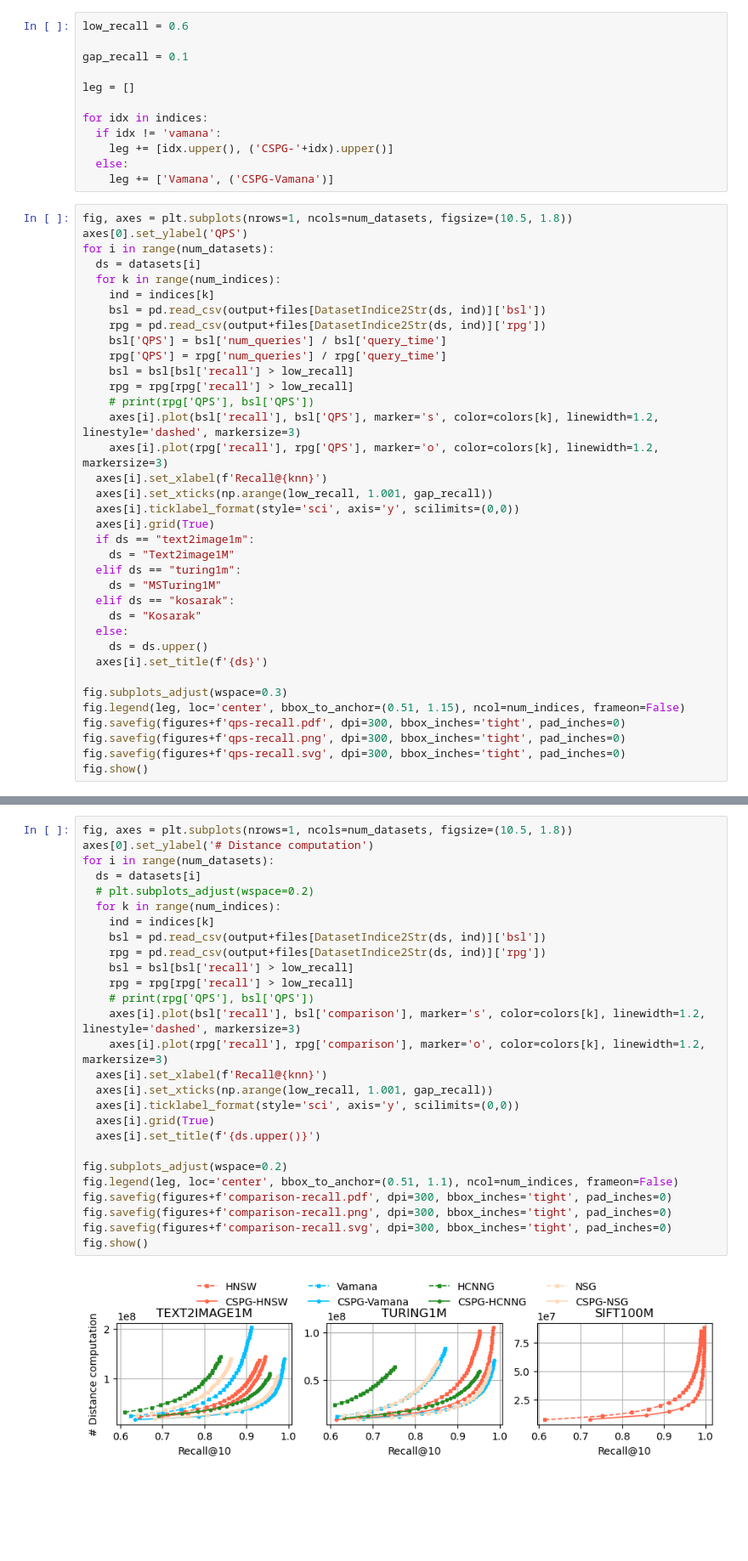
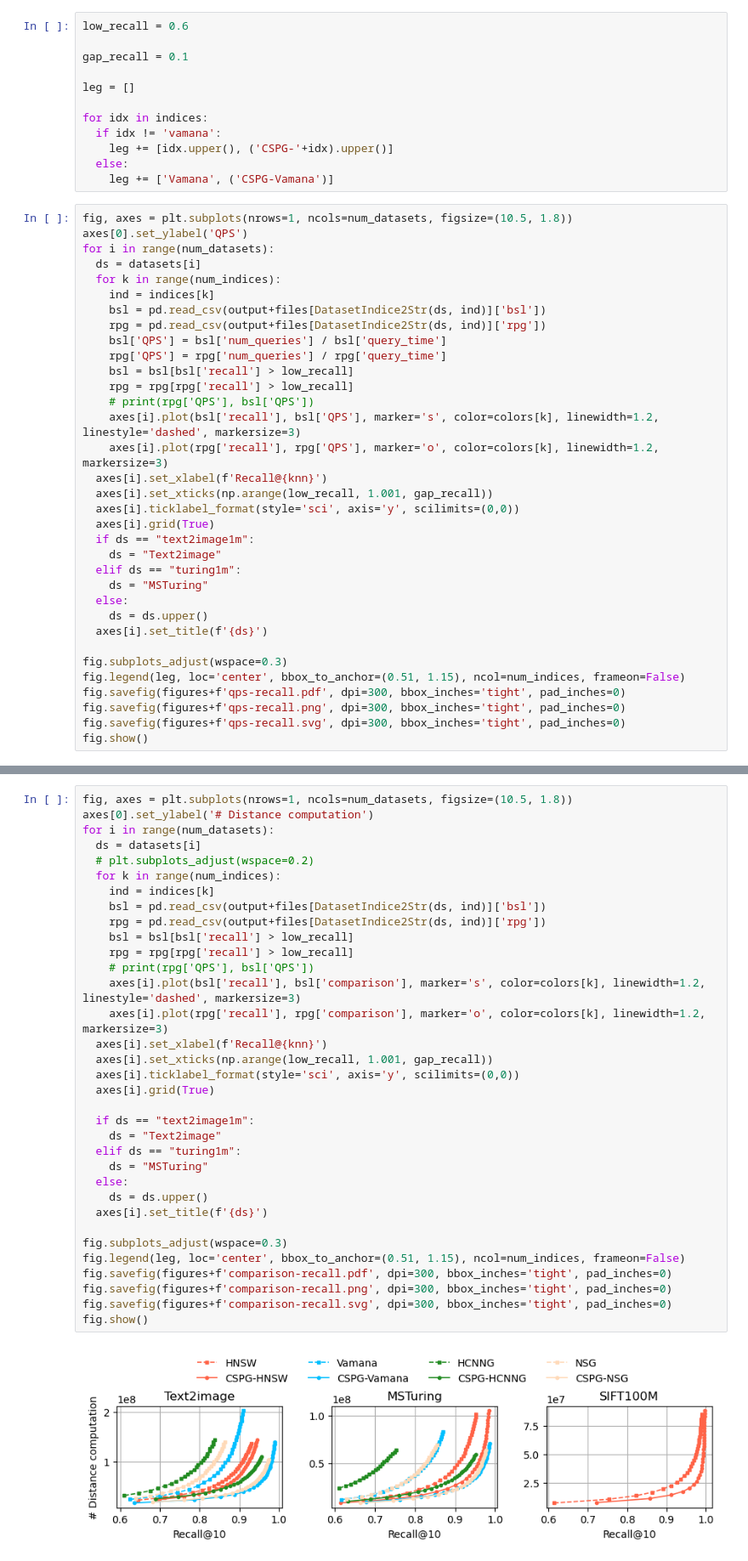
Before and after one commit to PUITAR/CSPG, a Jupyter notebook: experiment/figures/hard.ipynb, the cells around one changed output, grey strips where cells are left out. Shown: that part at 85% size. Drawn from its saved outputs; the diff is of its cells as text; blank space fills up the shorter version.

```diff
--- a/experiment/figures/hard.ipynb
+++ b/experiment/figures/hard.ipynb
@@ -90,11 +90,9 @@ for i in range(num_datasets):
   axes[i].ticklabel_format(style='sci', axis='y', scilimits=(0,0))
   axes[i].grid(True)
   if ds == "text2image1m":
-    ds = "Text2image1M"
+    ds = "Text2image"
   elif ds == "turing1m":
-    ds = "MSTuring1M"
-  elif ds == "kosarak":
-    ds = "Kosarak"
+    ds = "MSTuring"
   else:
     ds = ds.upper()
   axes[i].set_title(f'{ds}')
@@ -110,29 +108,36 @@ fig.show()
 # %%
 fig, axes = plt.subplots(nrows=1, ncols=num_datasets, figsize=(10.5, 1.8))
 axes[0].set_ylabel('# Distance computation')
 for i in range(num_datasets):
   ds = datasets[i]
   # plt.subplots_adjust(wspace=0.2)
   for k in range(num_indices):
     ind = indices[k]
     bsl = pd.read_csv(output+files[DatasetIndice2Str(ds, ind)]['bsl'])
     rpg = pd.read_csv(output+files[DatasetIndice2Str(ds, ind)]['rpg'])
     bsl = bsl[bsl['recall'] > low_recall]
     rpg = rpg[rpg['recall'] > low_recall]
     # print(rpg['QPS'], bsl['QPS'])
     axes[i].plot(bsl['recall'], bsl['comparison'], marker='s', color=colors[k], linewidth=1.2, linestyle='dashed', markersize=3)
     axes[i].plot(rpg['recall'], rpg['comparison'], marker='o', color=colors[k], linewidth=1.2, markersize=3)
   axes[i].set_xlabel(f'Recall@{knn}')
   axes[i].set_xticks(np.arange(low_recall, 1.001, gap_recall))
   axes[i].ticklabel_format(style='sci', axis='y', scilimits=(0,0))
   axes[i].grid(True)
-  axes[i].set_title(f'{ds.upper()}')
 
-fig.subplots_adjust(wspace=0.2)
-fig.legend(leg, loc='center', bbox_to_anchor=(0.51, 1.1), ncol=num_indices, frameon=False)
+  if ds == "text2image1m":
+    ds = "Text2image"
+  elif ds == "turing1m":
+    ds = "MSTuring"
+  else:
+    ds = ds.upper()
+  axes[i].set_title(f'{ds}')
+
+fig.subplots_adjust(wspace=0.3)
+fig.legend(leg, loc='center', bbox_to_anchor=(0.51, 1.15), ncol=num_indices, frameon=False)
 fig.savefig(figures+f'comparison-recall.pdf', dpi=300, bbox_inches='tight', pad_inches=0)
 fig.savefig(figures+f'comparison-recall.png', dpi=300, bbox_inches='tight', pad_inches=0)
 fig.savefig(figures+f'comparison-recall.svg', dpi=300, bbox_inches='tight', pad_inches=0)
 fig.show()
 # %% [output]
-[figure, old version]
+[figure, new version]
```
Also changed, not shown: parts of 1 cell of this notebook, 59 other files.
